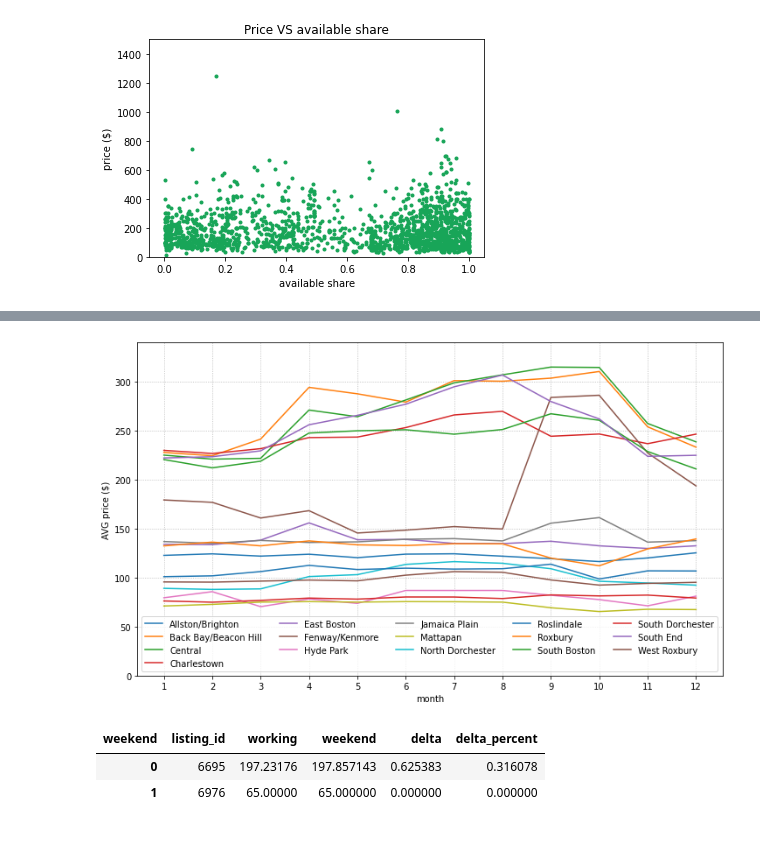
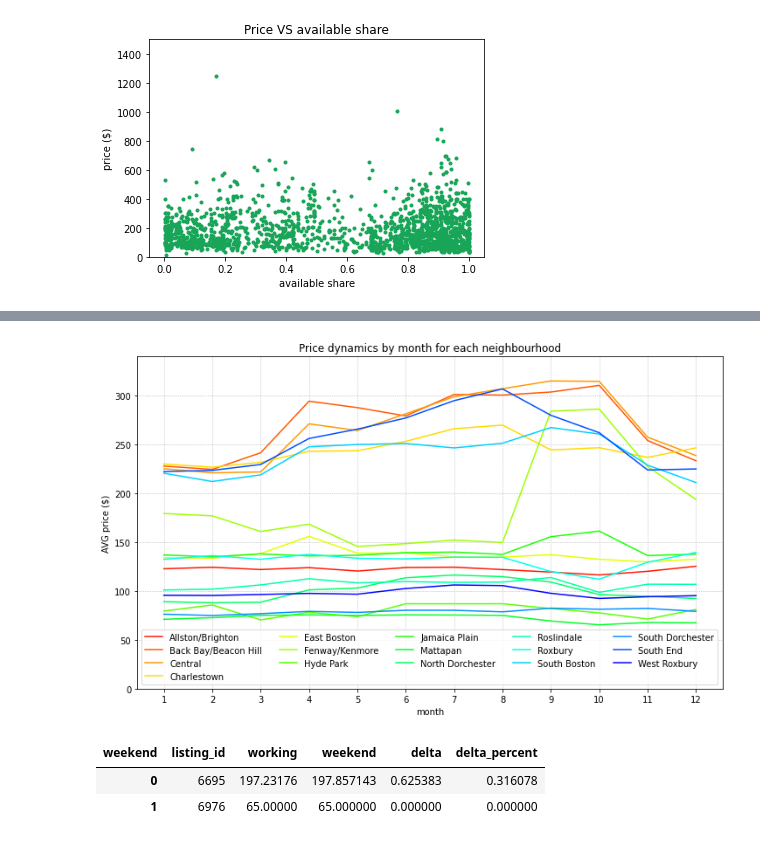
Before and after one commit to DariaSatco/airbnb_boston_analytics, a Jupyter notebook: EDA.ipynb, the cells around one changed output, grey strips where cells are left out. Cells and saved outputs as stored; diff of their text form; code cells hidden in the pictures.

```diff
--- a/EDA.ipynb
+++ b/EDA.ipynb
@@ -35,7 +46,8 @@ print('Dates of the listing data scraping: ', listing['last_scraped'].unique())
 Dates of the listing data scraping:  ['2016-09-07']
 # %%
 # preprocess columns with prices
-price_columns = ['price', 'weekly_price', 'monthly_price', 'cleaning_fee', 'security_deposit']
+price_columns = ['price', 'weekly_price', 'monthly_price',
+                 'cleaning_fee', 'security_deposit', 'extra_people']
 for col in price_columns:
     listing = pf.convert_price_to_num(listing,
                                   price_col_name=col,
@@ -152,0 +165,8 @@ plt.show()
+# %%
+selection = pd.get_dummies(sample['amenities'].apply(pd.Series).stack()).sum(level=0)
+stat = selection.sum()/len(selection)*100
+stat = stat.sort_values()
+stat.plot(kind='barh', color=colors[0], figsize=(5, 10))
+plt.title('Rating of amenities')
+plt.xlabel('frequency (%)')
+plt.show()
@@ -153,11 +175,10 @@ plt.show()
 # %%
-district_col = 'district'
 district_stat = (sample
-                 .groupby([district_col, 'area_km2'])
+                 .groupby(['district', 'area_km2'])
                  .agg({'price': 'mean',
-                       'id': 'count',
-                       'review_scores_rating': 'mean'})
+                       'id': 'count'})
                  .reset_index())
 district_stat = district_stat.rename(columns={'id': 'num_listings'})
+# calculate density: the number of listings per km2 of neighbourhood
 district_stat['density'] = district_stat['num_listings']/district_stat['area_km2']
 district_stat = district_stat.sort_values(by=['price'], ascending=True)
@@ -344,26 +368,30 @@ plt.show()
 # %%
 month_district_stat = (calendar_sample
                       .merge(listing[['id', 'district']],
                              left_on='listing_id', right_on='id',
                             how='left')
                       .groupby(by=['district', 'month'])
                       .agg({'price': 'mean',
                             'available_lid': pd.Series.nunique})
                       .reset_index())
 
 plt.figure(figsize=(12,7))
+cl=sns.color_palette(n_colors=20, palette='gist_rainbow')
+i = 0
 for d in month_district_stat['district'].unique():
     selection = month_district_stat[month_district_stat['district']==d]
-    plt.plot(selection['month'], selection['price'], label=d)
+    plt.plot(selection['month'], selection['price'], label=d, color=cl[i])
+    i+=1
 plt.grid(linestyle=':')
 plt.legend(ncol=5, loc='lower left')
 plt.xticks(month_district_stat['month'].unique())
 plt.ylim(0, 340)
 plt.ylabel('AVG price ($)')
 plt.xlabel('month')
+plt.title('Price dynamics by month for each neighbourhood')
 plt.show()
 # %% [output]
-[figure, old version]
+[figure, new version]
 # %%
 # price at working vs weekends
 availability_wd = pd.pivot_table(calendar_sample,
```
Also changed, not shown: parts of 20 cells of this notebook, 4 other files.
